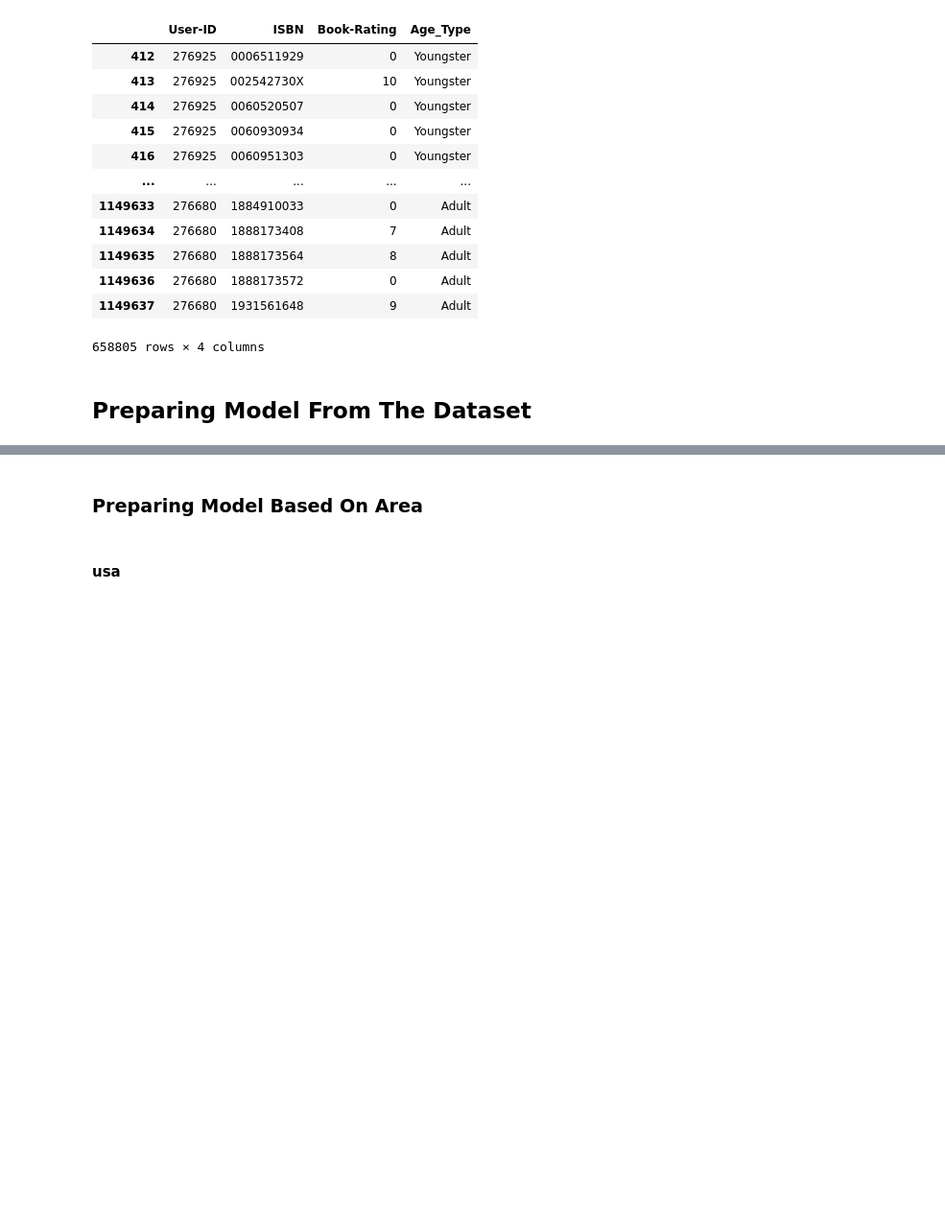
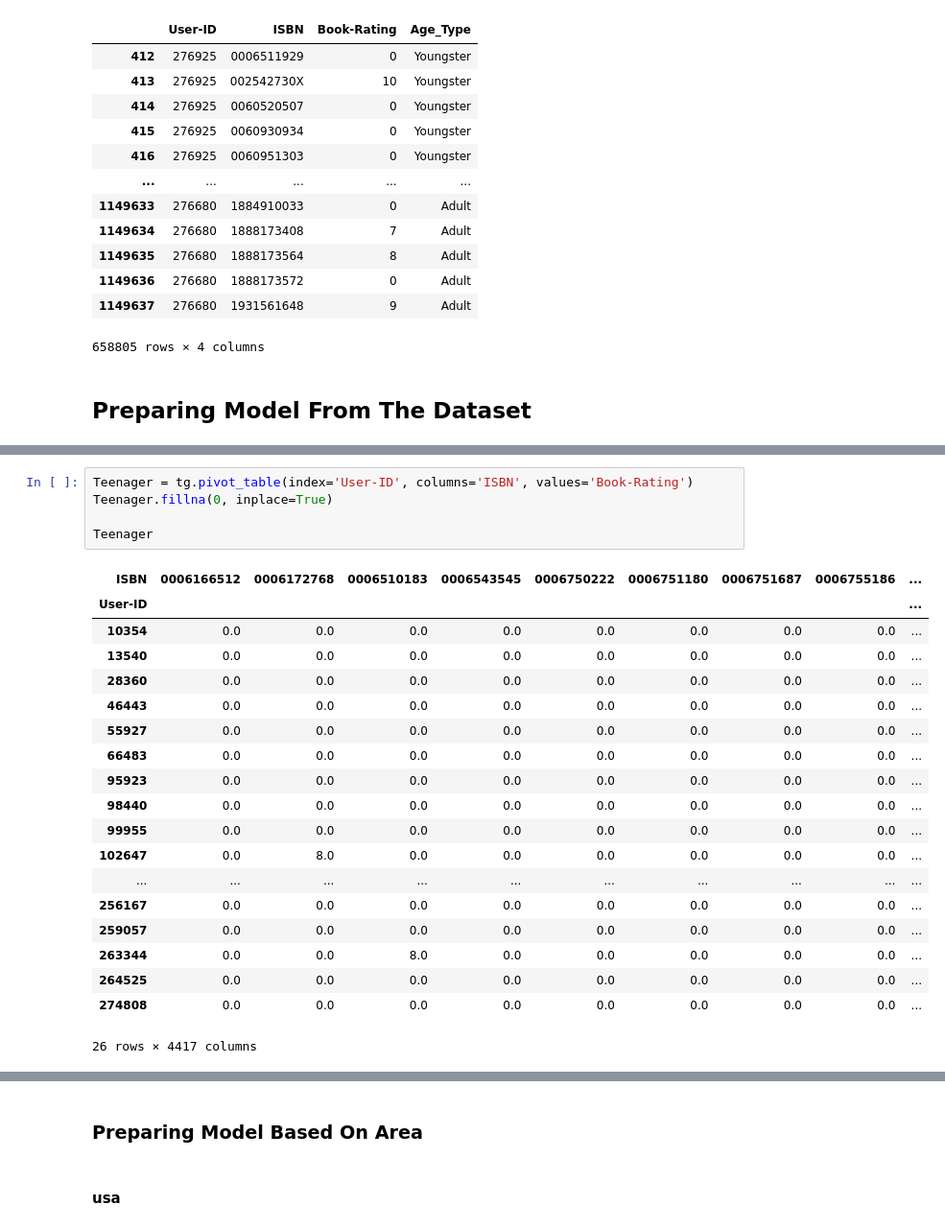
Before and after one commit to kunal-mallick/Book_Recommendation, a Jupyter notebook: Model Building/Model.ipynb, the cells around one changed output, grey strips where cells are left out. Shown: that part at 96% size. Drawn from its saved outputs; the diff is of its cells as text; blank space fills up the shorter version.

```diff
--- a/Model Building/Model.ipynb
+++ b/Model Building/Model.ipynb
@@ -805,0 +538,25 @@ others_similarity1
+# %%
+Teenager = tg.pivot_table(index='User-ID', columns='ISBN', values='Book-Rating')
+Teenager.fillna(0, inplace=True)
+
+Teenager
+# %% [output]
+| ISBN | 0006166512 | 0006172768 | 0006510183 | 0006543545 | 0006750222 | 0006751180 | 0006751687 | 0006755186 | ... |
+| User-ID |  |  |  |  |  |  |  |  | ... |
+| 10354 | 0.0 | 0.0 | 0.0 | 0.0 | 0.0 | 0.0 | 0.0 | 0.0 | ... |
+| 13540 | 0.0 | 0.0 | 0.0 | 0.0 | 0.0 | 0.0 | 0.0 | 0.0 | ... |
+| 28360 | 0.0 | 0.0 | 0.0 | 0.0 | 0.0 | 0.0 | 0.0 | 0.0 | ... |
+| 46443 | 0.0 | 0.0 | 0.0 | 0.0 | 0.0 | 0.0 | 0.0 | 0.0 | ... |
+| 55927 | 0.0 | 0.0 | 0.0 | 0.0 | 0.0 | 0.0 | 0.0 | 0.0 | ... |
+| 66483 | 0.0 | 0.0 | 0.0 | 0.0 | 0.0 | 0.0 | 0.0 | 0.0 | ... |
+| 95923 | 0.0 | 0.0 | 0.0 | 0.0 | 0.0 | 0.0 | 0.0 | 0.0 | ... |
+| 98440 | 0.0 | 0.0 | 0.0 | 0.0 | 0.0 | 0.0 | 0.0 | 0.0 | ... |
+| 99955 | 0.0 | 0.0 | 0.0 | 0.0 | 0.0 | 0.0 | 0.0 | 0.0 | ... |
+| 102647 | 0.0 | 8.0 | 0.0 | 0.0 | 0.0 | 0.0 | 0.0 | 0.0 | ... |
+| ... | ... | ... | ... | ... | ... | ... | ... | ... | ... |
+| 256167 | 0.0 | 0.0 | 0.0 | 0.0 | 0.0 | 0.0 | 0.0 | 0.0 | ... |
+| 259057 | 0.0 | 0.0 | 0.0 | 0.0 | 0.0 | 0.0 | 0.0 | 0.0 | ... |
+| 263344 | 0.0 | 0.0 | 8.0 | 0.0 | 0.0 | 0.0 | 0.0 | 0.0 | ... |
+| 264525 | 0.0 | 0.0 | 0.0 | 0.0 | 0.0 | 0.0 | 0.0 | 0.0 | ... |
+| 274808 | 0.0 | 0.0 | 0.0 | 0.0 | 0.0 | 0.0 | 0.0 | 0.0 | ... |
+26 rows × 4417 columns
```
Also changed, not shown: parts of 73 cells of this notebook.
